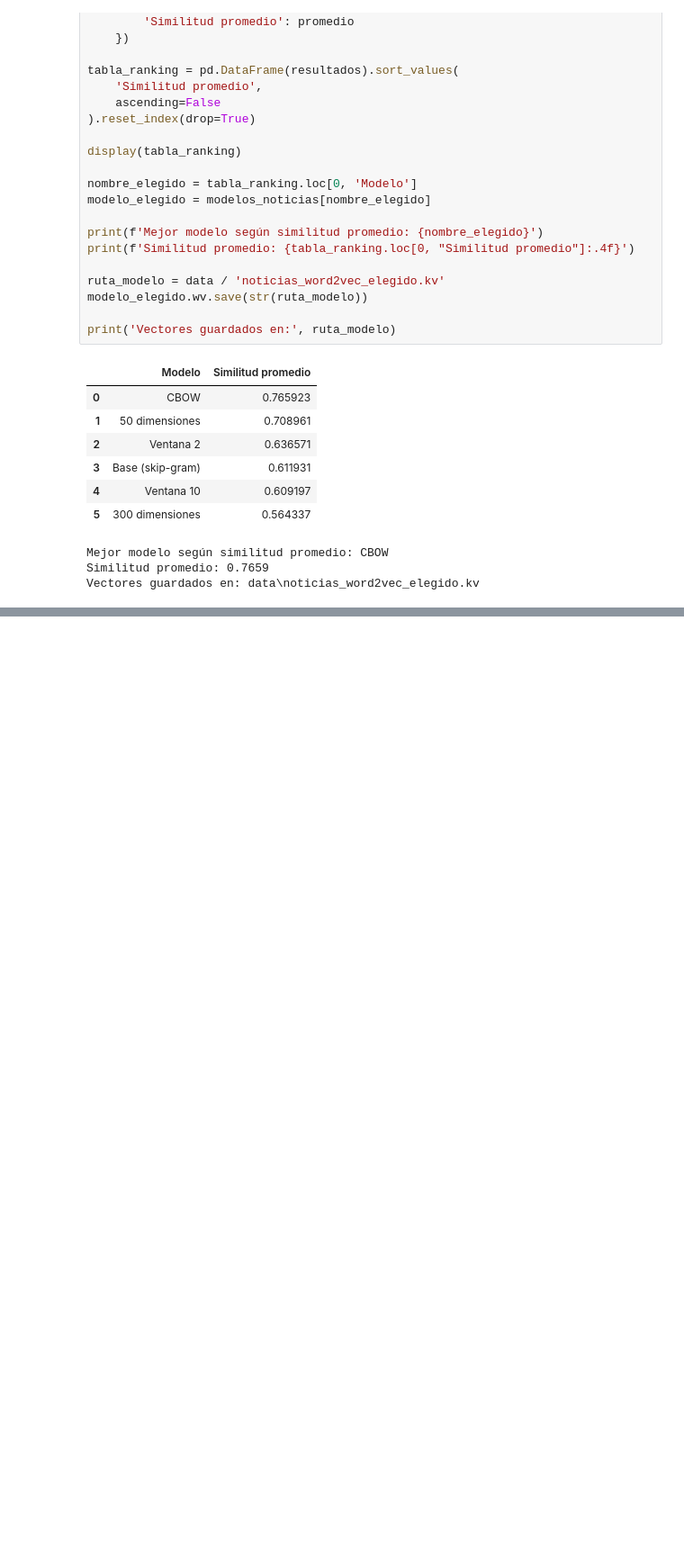
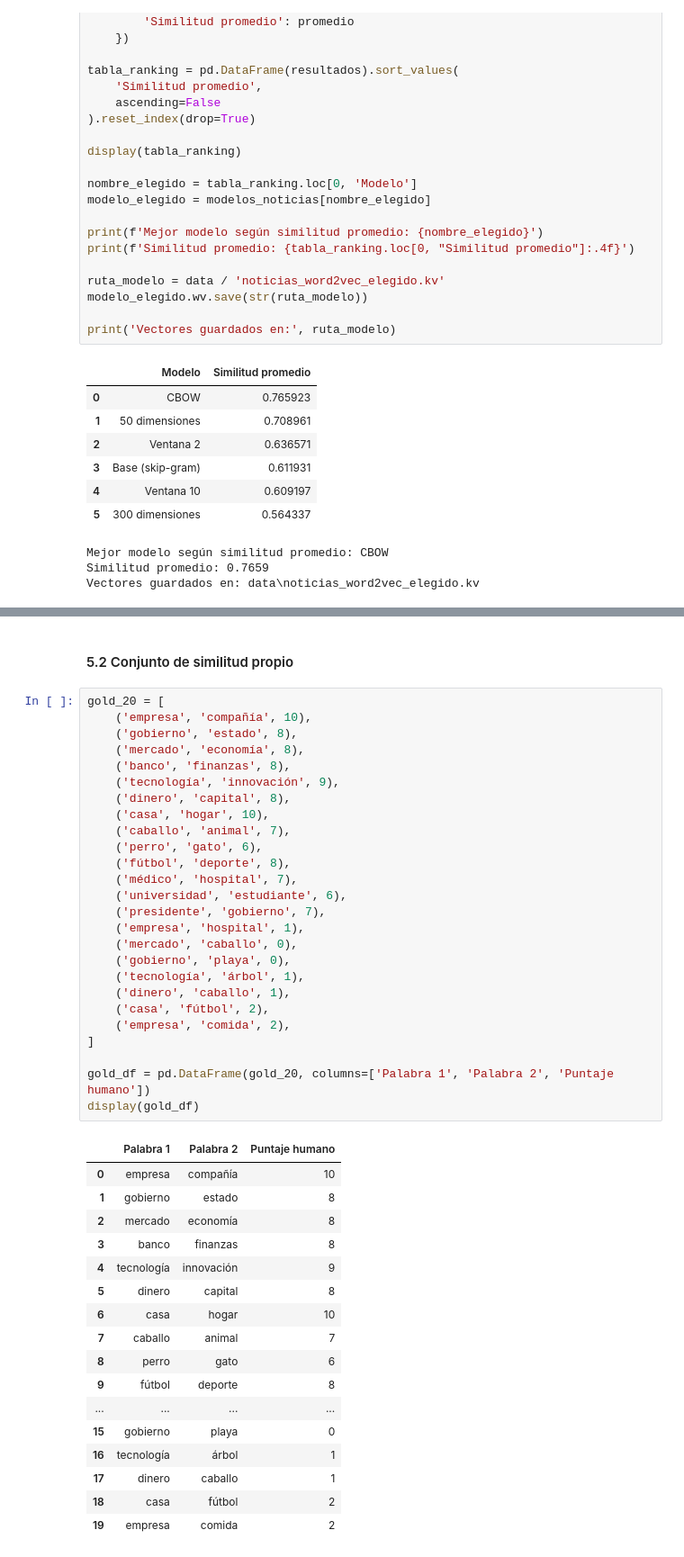
Before and after one commit to Antonio-3108/Natural-Language-Processing, a Jupyter notebook: Laboratorio 8/lab08.ipynb, the cells around one changed output, grey strips where cells are left out. Shown at 90% size. Drawn from its saved outputs; the diff is of its cells as text; blank space fills up the shorter version.

```diff
--- a/Laboratorio 8/lab08.ipynb
+++ b/Laboratorio 8/lab08.ipynb
@@ -649,0 +786,46 @@ Vectores guardados en: data\noticias_word2vec_elegido.kv
+# %% [markdown]
+#### 5.2 Conjunto de similitud propio
+# %%
+gold_20 = [
+    ('empresa', 'compañía', 10),
+    ('gobierno', 'estado', 8),
+    ('mercado', 'economía', 8),
+    ('banco', 'finanzas', 8),
+    ('tecnología', 'innovación', 9),
+    ('dinero', 'capital', 8),
+    ('casa', 'hogar', 10),
+    ('caballo', 'animal', 7),
+    ('perro', 'gato', 6),
+    ('fútbol', 'deporte', 8),
+    ('médico', 'hospital', 7),
+    ('universidad', 'estudiante', 6),
+    ('presidente', 'gobierno', 7),
+    ('empresa', 'hospital', 1),
+    ('mercado', 'caballo', 0),
+    ('gobierno', 'playa', 0),
+    ('tecnología', 'árbol', 1),
+    ('dinero', 'caballo', 1),
+    ('casa', 'fútbol', 2),
+    ('empresa', 'comida', 2),
+]
+
+gold_df = pd.DataFrame(gold_20, columns=['Palabra 1', 'Palabra 2', 'Puntaje humano'])
+display(gold_df)
+# %% [output]
+|  | Palabra 1 | Palabra 2 | Puntaje humano |
+| 0 | empresa | compañía | 10 |
+| 1 | gobierno | estado | 8 |
+| 2 | mercado | economía | 8 |
+| 3 | banco | finanzas | 8 |
+| 4 | tecnología | innovación | 9 |
+| 5 | dinero | capital | 8 |
+| 6 | casa | hogar | 10 |
+| 7 | caballo | animal | 7 |
+| 8 | perro | gato | 6 |
+| 9 | fútbol | deporte | 8 |
+| ... | ... | ... | ... |
+| 15 | gobierno | playa | 0 |
+| 16 | tecnología | árbol | 1 |
+| 17 | dinero | caballo | 1 |
+| 18 | casa | fútbol | 2 |
+| 19 | empresa | comida | 2 |
```
Also changed, not shown: parts of 15 cells of this notebook, 2 other files.
